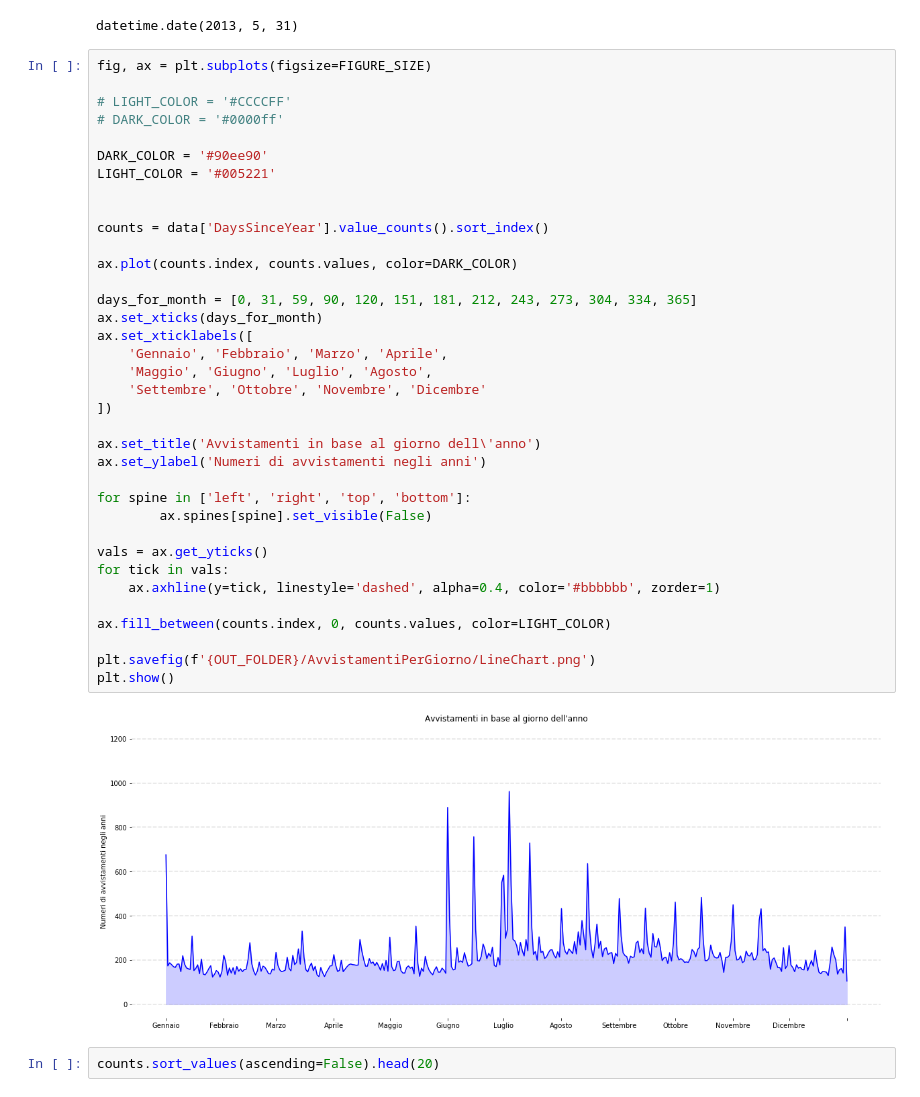
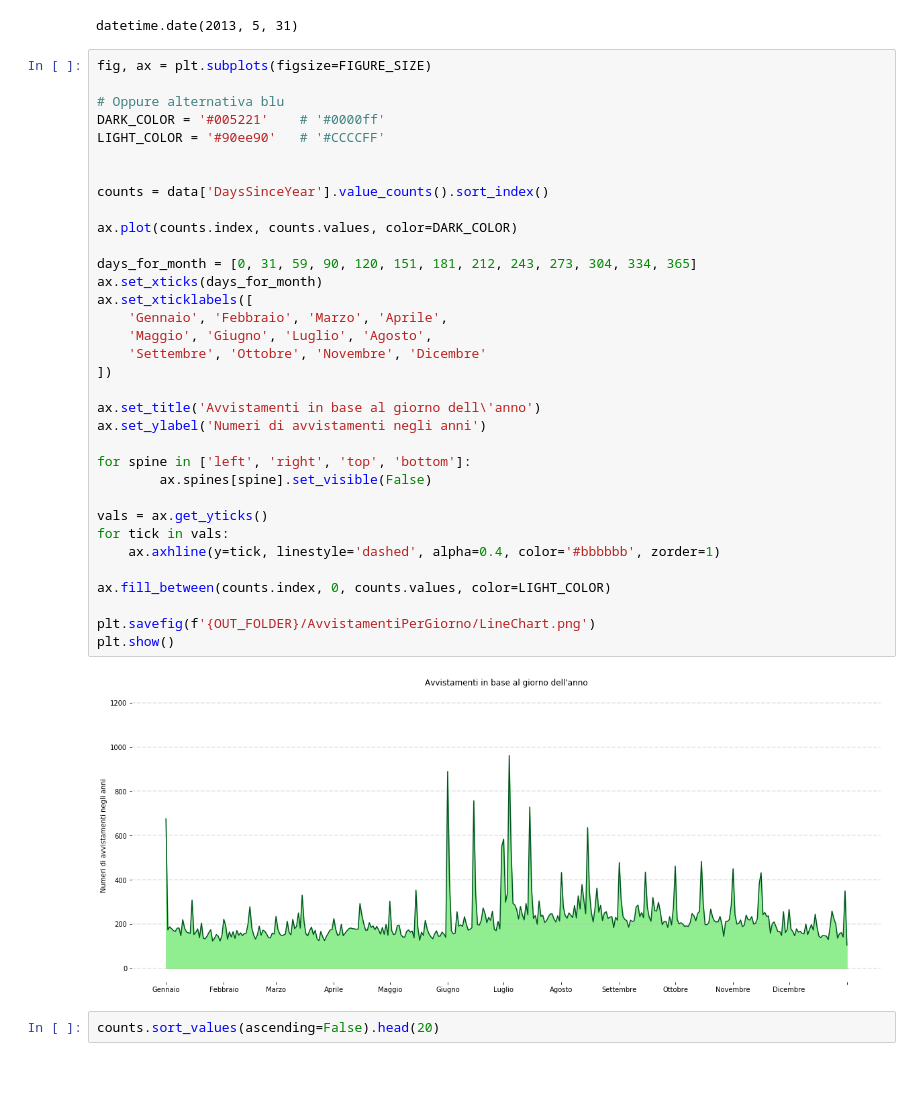
Before and after one commit to mrkct/scivis-progetto, a Jupyter notebook: ufo.ipynb, the cells around one changed output. Saved outputs shown, nothing was run; the diff lists cells and outputs as text.

Commit message:
Cambiato colori grafico avvistamenti ora del giorno

```diff
--- a/ufo.ipynb
+++ b/ufo.ipynb
@@ -916,41 +917,39 @@ datetime.date(2013, 5, 31)
 # %%
 fig, ax = plt.subplots(figsize=FIGURE_SIZE)
 
-# LIGHT_COLOR = '#CCCCFF'
-# DARK_COLOR = '#0000ff'
-
-DARK_COLOR = '#90ee90'
-LIGHT_COLOR = '#005221'
+# Oppure alternativa blu
+DARK_COLOR = '#005221'    # '#0000ff'
+LIGHT_COLOR = '#90ee90'   # '#CCCCFF'
 
 
 counts = data['DaysSinceYear'].value_counts().sort_index()
 
 ax.plot(counts.index, counts.values, color=DARK_COLOR)
 
 days_for_month = [0, 31, 59, 90, 120, 151, 181, 212, 243, 273, 304, 334, 365]
 ax.set_xticks(days_for_month)
 ax.set_xticklabels([
     'Gennaio', 'Febbraio', 'Marzo', 'Aprile',
     'Maggio', 'Giugno', 'Luglio', 'Agosto',
     'Settembre', 'Ottobre', 'Novembre', 'Dicembre'
 ])
 
 ax.set_title('Avvistamenti in base al giorno dell\'anno')
 ax.set_ylabel('Numeri di avvistamenti negli anni')
 
 for spine in ['left', 'right', 'top', 'bottom']:
         ax.spines[spine].set_visible(False)
 
 vals = ax.get_yticks()
 for tick in vals:
     ax.axhline(y=tick, linestyle='dashed', alpha=0.4, color='#bbbbbb', zorder=1)
 
 ax.fill_between(counts.index, 0, counts.values, color=LIGHT_COLOR)
 
 plt.savefig(f'{OUT_FOLDER}/AvvistamentiPerGiorno/LineChart.png')
 plt.show()
 # %% [output]
-[figure, old version]
+[figure, new version]
 # %%
 counts.sort_values(ascending=False).head(20)
 # %% [output]
```
Also changed, not shown: parts of 1 cell of this notebook, 1 other file.
